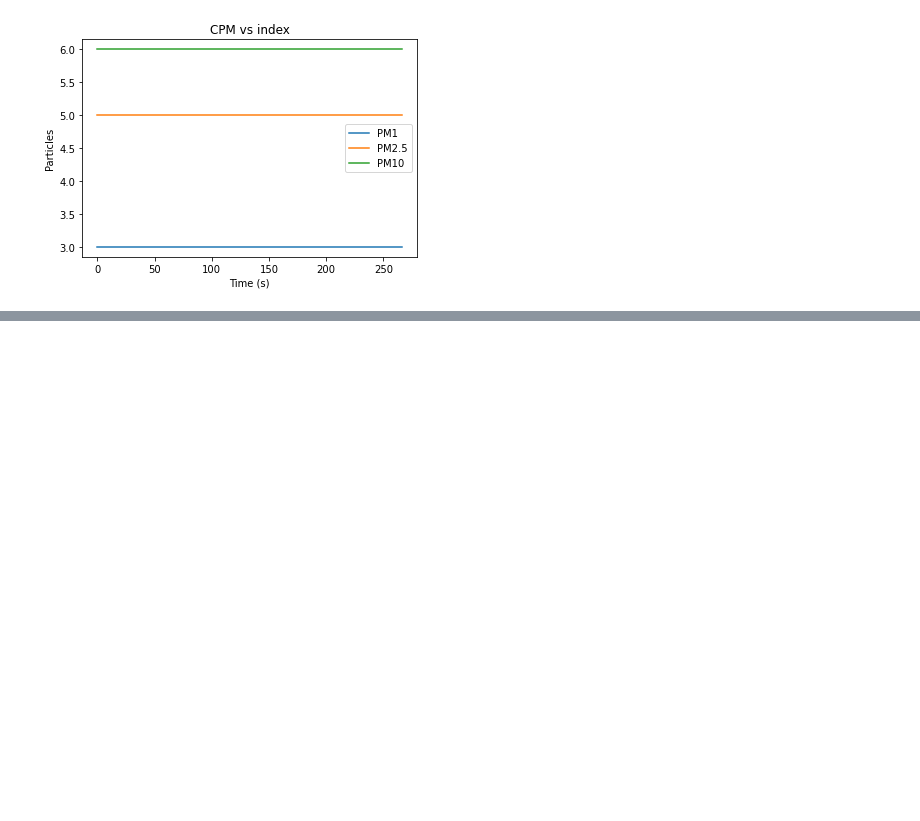
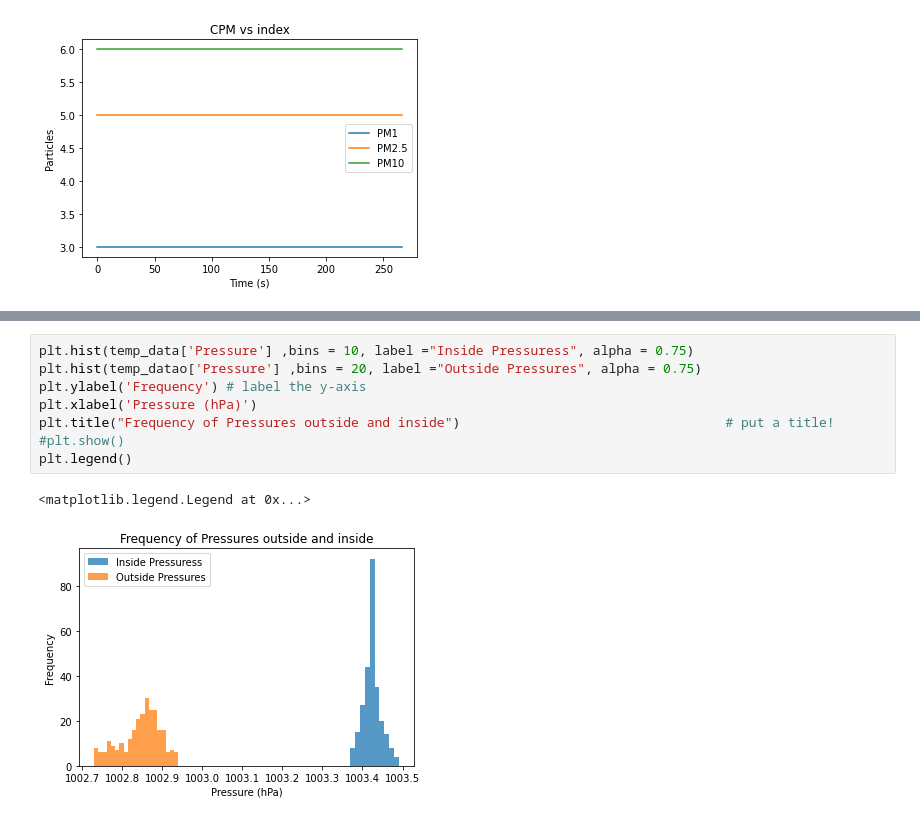
Before and after one commit to TheJoeBelow/E11_lab, a Jupyter notebook: JoeH_StevenA_week6lab.ipynb, the cells around one changed output, grey strips where cells are left out. Cells and saved outputs as stored; diff of their text form; blank space fills up the shorter version.

```diff
--- a/JoeH_StevenA_week6lab.ipynb
+++ b/JoeH_StevenA_week6lab.ipynb
@@ -183,0 +187,11 @@ plt.legend()
+# %%
+plt.hist(temp_data['Pressure'] ,bins = 10, label ="Inside Pressuress", alpha = 0.75)
+plt.hist(temp_datao['Pressure'] ,bins = 20, label ="Outside Pressures", alpha = 0.75)
+plt.ylabel('Frequency') # label the y-axis
+plt.xlabel('Pressure (hPa)')
+plt.title("Frequency of Pressures outside and inside")                                  # put a title!
+#plt.show()
+plt.legend()
+# %% [output]
+<matplotlib.legend.Legend at 0x...>
+[figure, added]
```
Also changed, not shown: parts of 16 cells of this notebook.
